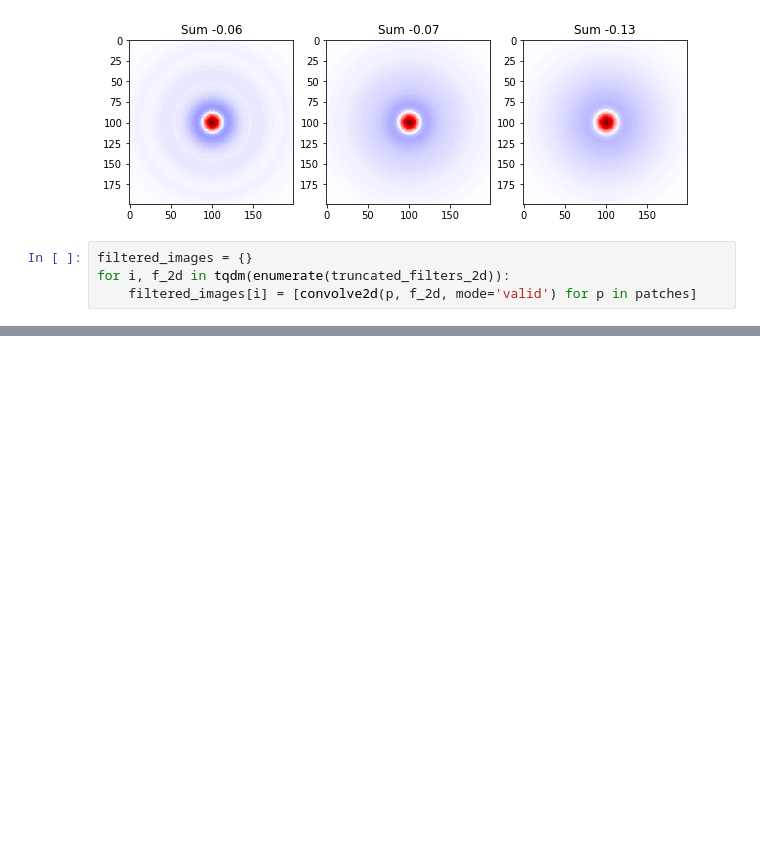
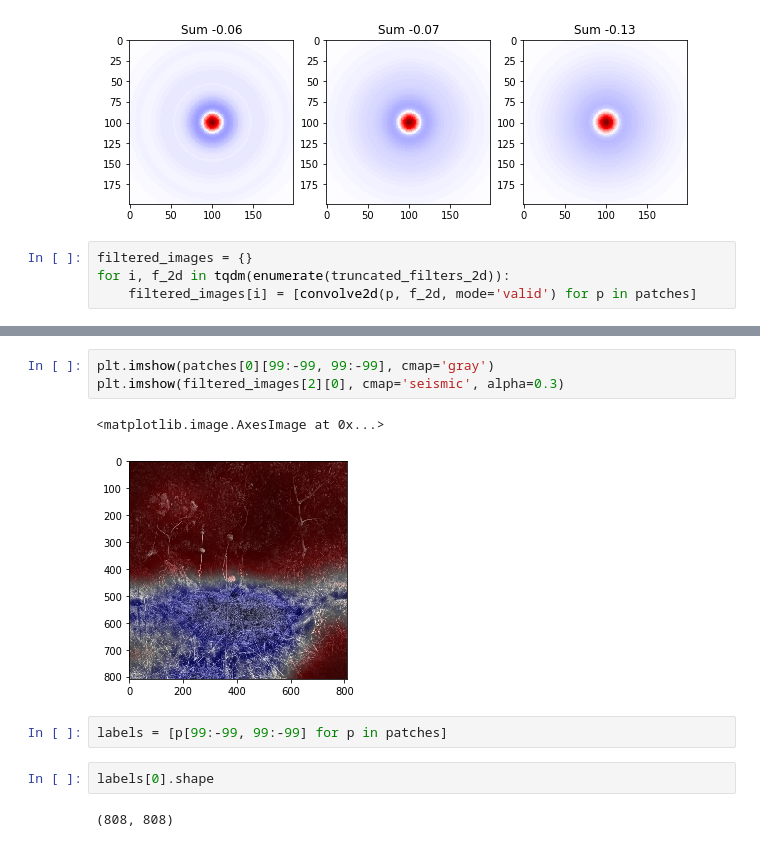
Before and after one commit to lmcintosh/ipython-notebooks, a Jupyter notebook: baccuslab/2017 9-9 Effect of diversity.ipynb, the cells around one changed output, grey strips where cells are left out. Cells and saved outputs as stored; diff of their text form; blank space fills up the shorter version.

```diff
--- a/baccuslab/2017 9-9 Effect of diversity.ipynb
+++ b/baccuslab/2017 9-9 Effect of diversity.ipynb
@@ -1147,0 +1185,12 @@ filtered_images[0][0].shape
+# %%
+plt.imshow(patches[0][99:-99, 99:-99], cmap='gray')
+plt.imshow(filtered_images[2][0], cmap='seismic', alpha=0.3)
+# %% [output]
+<matplotlib.image.AxesImage at 0x...>
+[figure, added]
+# %%
+labels = [p[99:-99, 99:-99] for p in patches]
+# %%
+labels[0].shape
+# %% [output]
+(808, 808)
```
Also changed, not shown: parts of 41 cells of this notebook, 2 other files.
